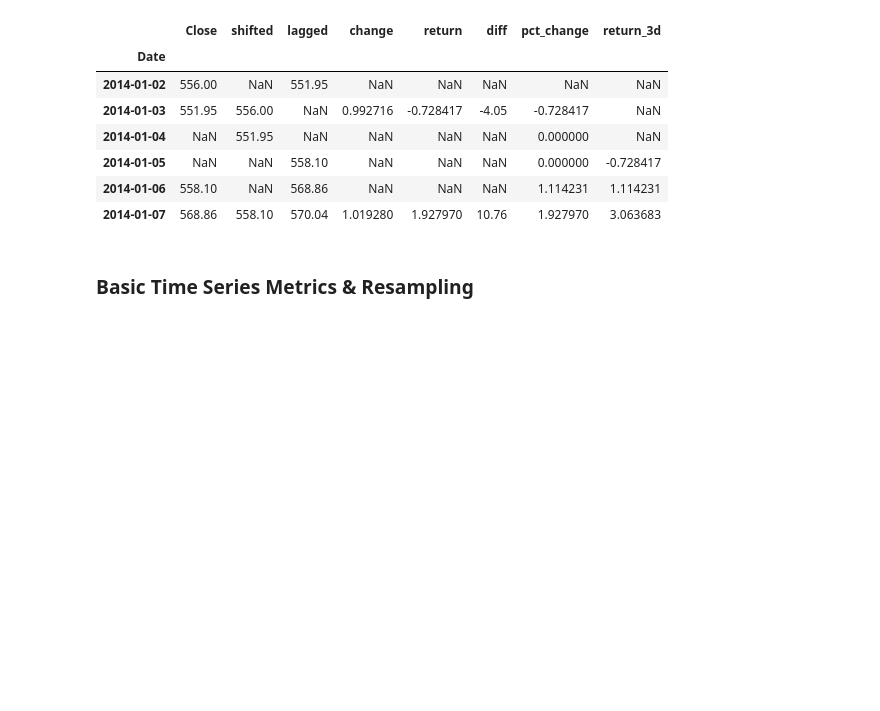
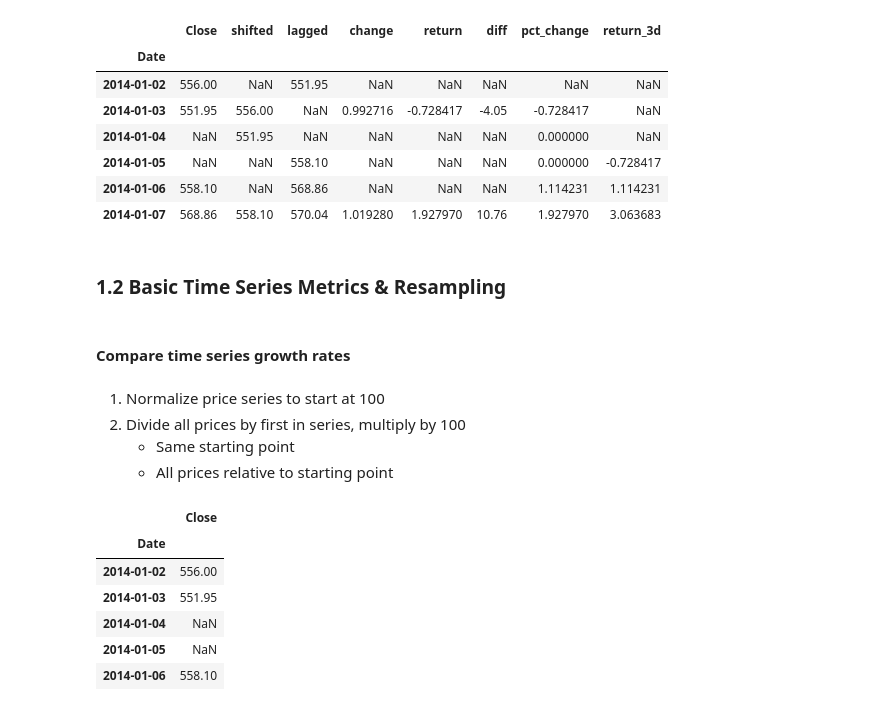
Before and after one commit to luislerma5593/Learning, a Jupyter notebook: Python/Time_Series.ipynb, the cells around one changed output. Cells and saved outputs as stored; diff of their text form; code cells hidden in the pictures; blank space fills up the shorter version.

```diff
--- a/Python/Time_Series.ipynb
+++ b/Python/Time_Series.ipynb
@@ -219,4 +219,21 @@ google.head(6)
 | 2014-01-06 | 558.10 | NaN | 568.86 | NaN | NaN | NaN | 1.114231 | 1.114231 |
 | 2014-01-07 | 568.86 | 558.10 | 570.04 | 1.019280 | 1.927970 | 10.76 | 1.927970 | 3.063683 |
 # %% [markdown]
-### Basic Time Series Metrics & Resampling
+### 1.2 Basic Time Series Metrics & Resampling
+# %% [markdown]
+#### Compare time series growth rates
+# %% [markdown]
+1. Normalize price series to start at 100
+2. Divide all prices by first in series, multiply by 100
+    * Same starting point
+    * All prices relative to starting point
+# %%
+google.head()
+# %% [output]
+|  | Close |
+| Date |  |
+| 2014-01-02 | 556.00 |
+| 2014-01-03 | 551.95 |
+| 2014-01-04 | NaN |
+| 2014-01-05 | NaN |
+| 2014-01-06 | 558.10 |
```
Also changed, not shown: parts of 2 cells of this notebook.
